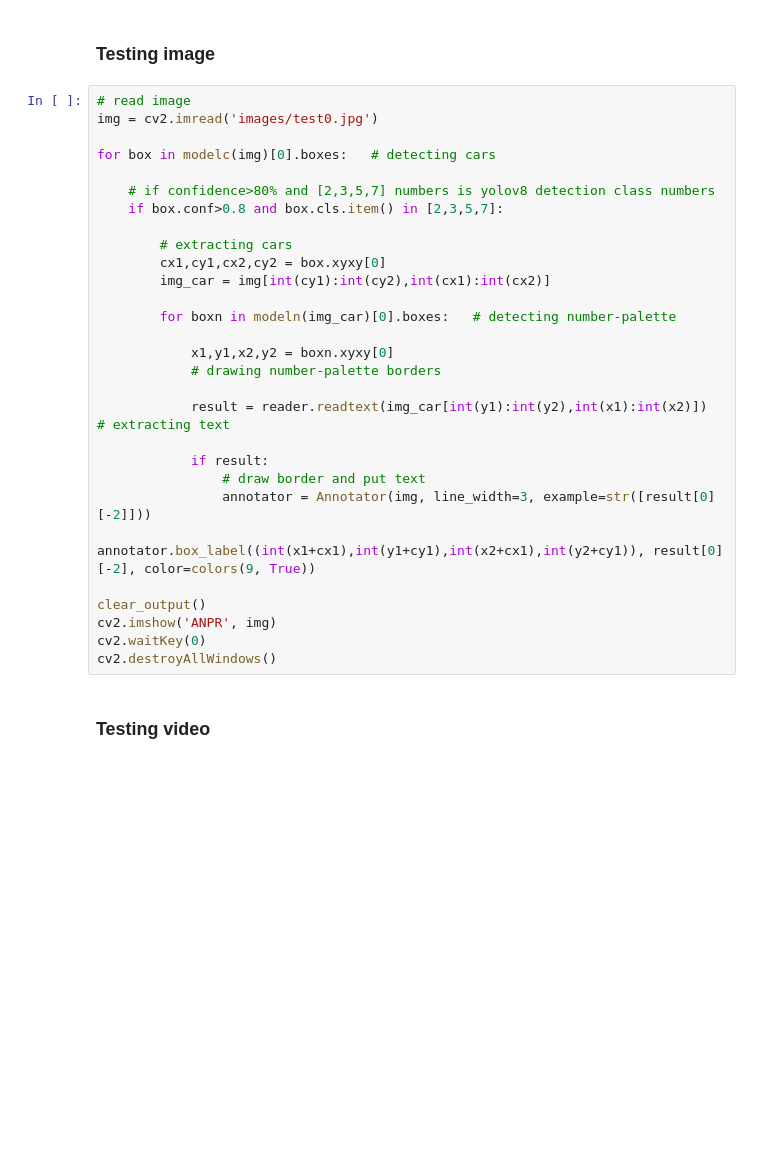
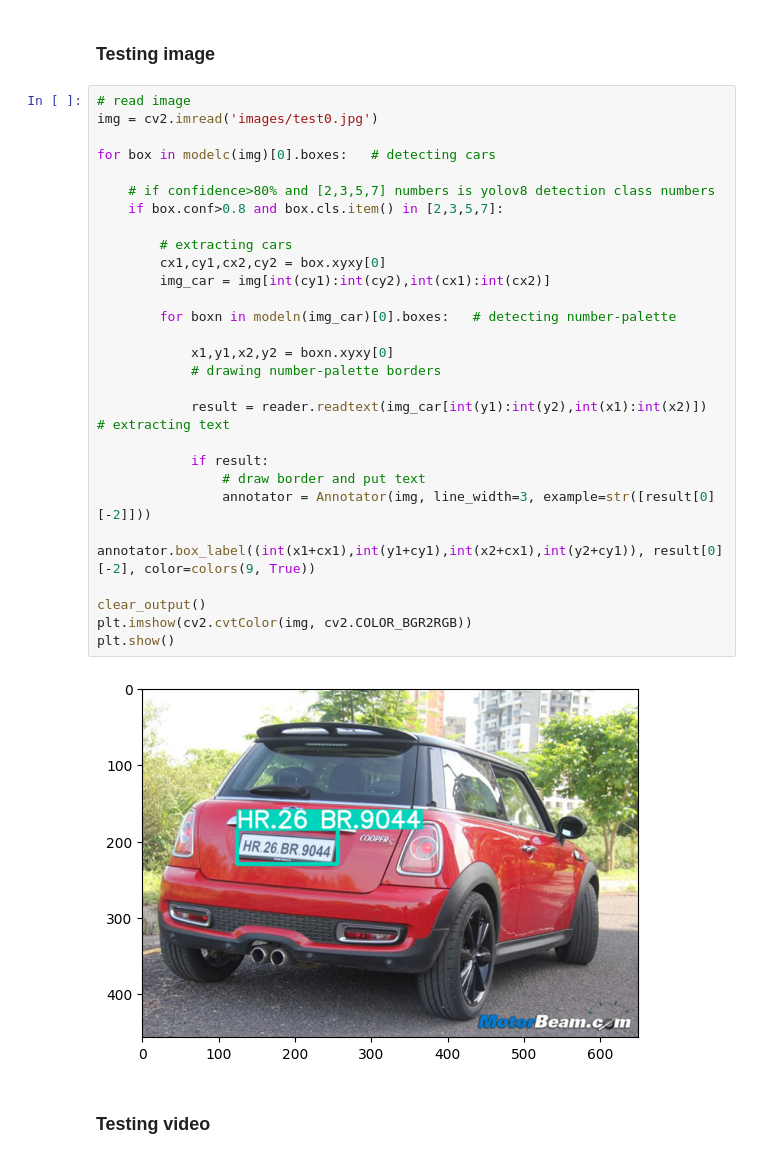
Before and after one commit to saidislombek-abdusamatov/automatic_number-plate_recognition, a Jupyter notebook: Main.ipynb, the cells around one changed output. Cells and saved outputs as stored; diff of their text form; blank space fills up the shorter version.

```diff
--- a/Main.ipynb
+++ b/Main.ipynb
@@ -32,32 +32,33 @@ reader = easyocr.Reader(['en'])
 # %%
 # read image
 img = cv2.imread('images/test0.jpg')
 
 for box in modelc(img)[0].boxes:   # detecting cars
 
     # if confidence>80% and [2,3,5,7] numbers is yolov8 detection class numbers
     if box.conf>0.8 and box.cls.item() in [2,3,5,7]:
 
         # extracting cars
         cx1,cy1,cx2,cy2 = box.xyxy[0]
         img_car = img[int(cy1):int(cy2),int(cx1):int(cx2)]
 
         for boxn in modeln(img_car)[0].boxes:   # detecting number-palette
 
             x1,y1,x2,y2 = boxn.xyxy[0]
             # drawing number-palette borders
 
             result = reader.readtext(img_car[int(y1):int(y2),int(x1):int(x2)])  # extracting text
 
             if result:
                 # draw border and put text
                 annotator = Annotator(img, line_width=3, example=str([result[0][-2]]))
                 annotator.box_label((int(x1+cx1),int(y1+cy1),int(x2+cx1),int(y2+cy1)), result[0][-2], color=colors(9, True))
 
 clear_output()
-cv2.imshow('ANPR', img)
-cv2.waitKey(0)
-cv2.destroyAllWindows()
+plt.imshow(cv2.cvtColor(img, cv2.COLOR_BGR2RGB))
+plt.show()
+# %% [output]
+[figure, added]
 # %% [markdown]
 ### Testing video
 # %%
```
Also changed, not shown: 1 other file.
